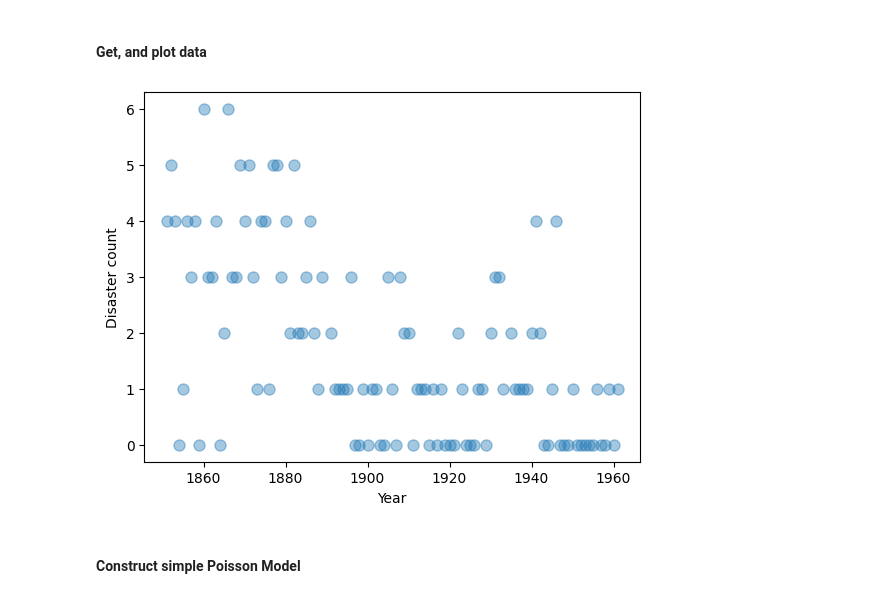
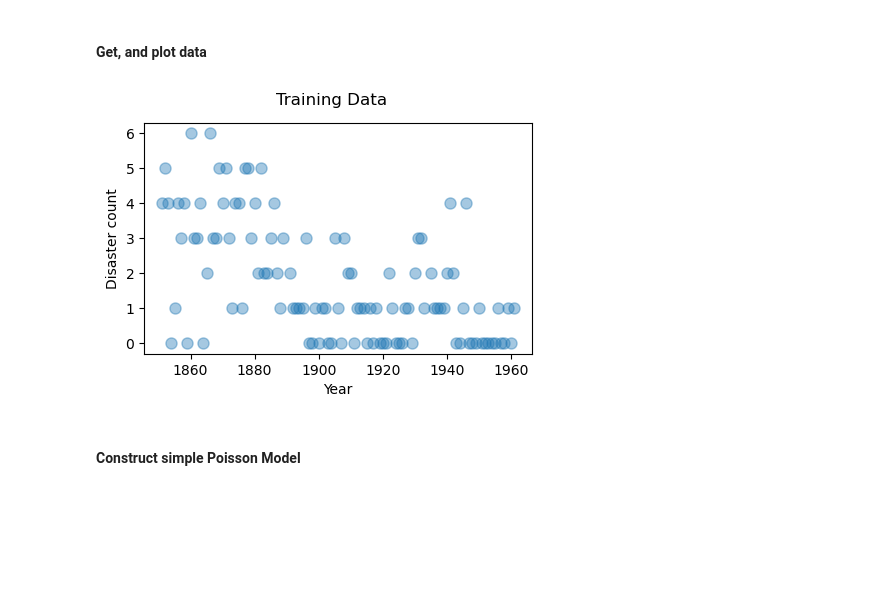
Before and after one commit to abuzarmahmood/pymcon_bayesian_changepoint, a Jupyter notebook: Bayesian_Changepoint_Zoo.ipynb, the cells around one changed output. Drawn from its saved outputs; the diff is of its cells as text; code cells hidden in the pictures; blank space fills up the shorter version.

Commit message:
Update plotting

```diff
--- a/Bayesian_Changepoint_Zoo.ipynb
+++ b/Bayesian_Changepoint_Zoo.ipynb
@@ -58,11 +37,13 @@ https://github.com/CamDavidsonPilon/Probabilistic-Programming-and-Bayesian-Metho
 # %%
 disaster_data, years = get_data.return_simple_data()
 
+plt.figure(figsize=(5,3))
 plt.plot(years, disaster_data, "o", markersize=8, alpha=0.4)
 plt.ylabel("Disaster count")
 plt.xlabel("Year");
+plt.suptitle('Training Data');
 # %% [output]
-[figure, old version]
+[figure, new version]
 # %% [markdown]
 #### Construct simple Poisson Model
 # %%
```
Also changed, not shown: parts of 8 cells of this notebook, 1 other file.
